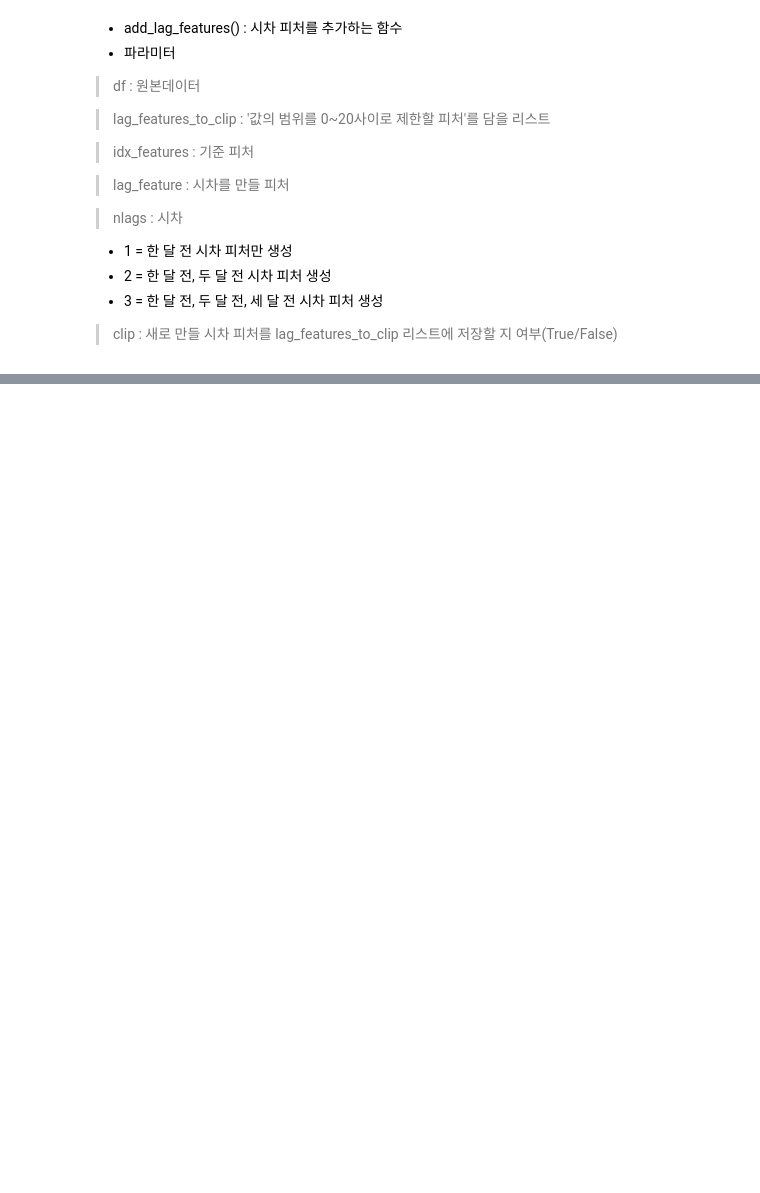
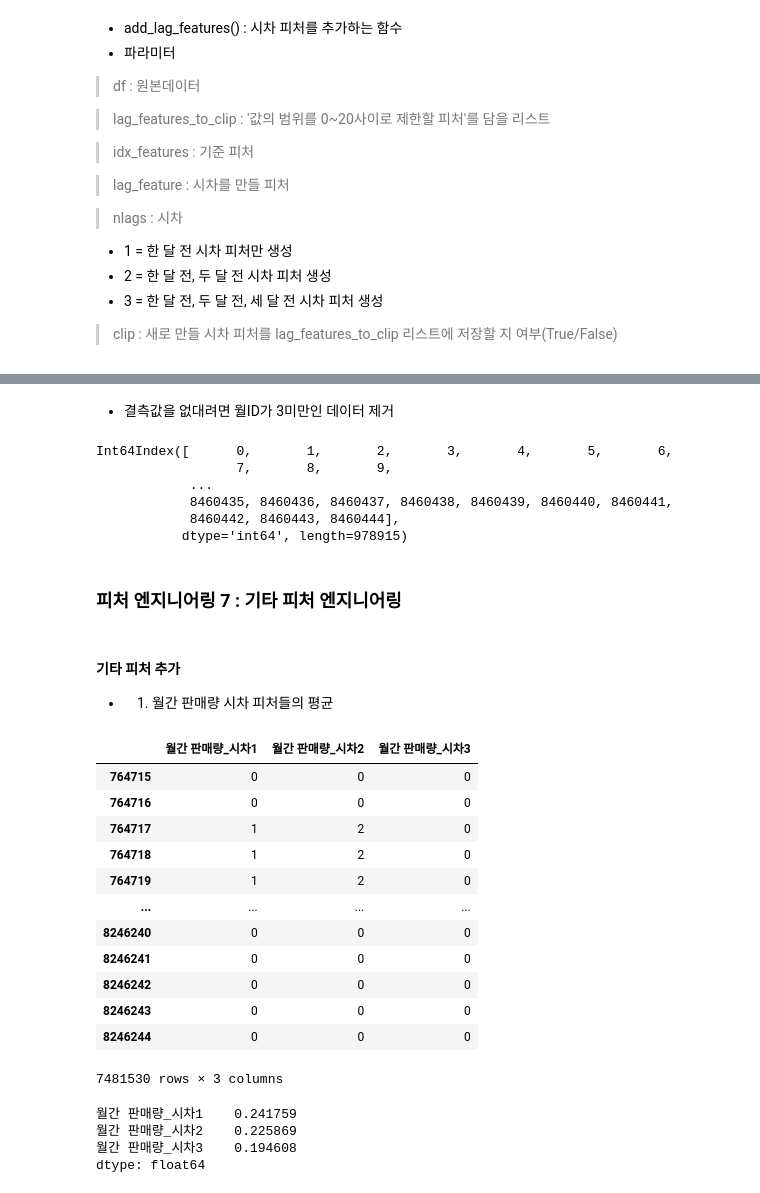
Before and after one commit to kiyong21c/kaggle, a Jupyter notebook: 20220627_future-sales-predict-feature-feature_engineering.ipynb, the cells around one changed output, grey strips where cells are left out. Drawn from its saved outputs; the diff is of its cells as text; code cells hidden in the pictures; blank space fills up the shorter version.

```diff
--- a/20220627_future-sales-predict-feature-feature_engineering.ipynb
+++ b/20220627_future-sales-predict-feature-feature_engineering.ipynb
@@ -598,0 +693,12 @@ def add_lag_features(df, lag_features_to_clip, idx_features,
+# %%
+# ['월ID', '상점ID', '상품분류ID']를 기준으로
+# shop_mean_features 요소별 시차 피처 생성
+for shop_mean_feature in shop_mean_features:
+    all_data, lag_features_to_clip = add_lag_features(df=all_data,
+                                                    lag_features_to_clip=lag_features_to_clip,
+                                                    idx_features=['월ID', '상점ID', '상품분류ID'],
+                                                    lag_feature=shop_mean_feature,
+                                                    nlags=3,
+                                                    clip=True)    # 값을 0~20 사이로 제한
+# shop_mean_features 피처 제거
+all_data = all_data.drop(shop_mean_features, axis=1)
@@ -598,0 +709,2 @@ def add_lag_features(df, lag_features_to_clip, idx_features,
+# %% [markdown]
+ - 결측값을 없대려면 월ID가 3미만인 데이터 제거
@@ -598,0 +721,39 @@ def add_lag_features(df, lag_features_to_clip, idx_features,
+# %%
+all_data[all_data['월ID'] < 3].index
+# %% [output]
+Int64Index([      0,       1,       2,       3,       4,       5,       6,
+                  7,       8,       9,
+            ...
+            8460435, 8460436, 8460437, 8460438, 8460439, 8460440, 8460441,
+            8460442, 8460443, 8460444],
+           dtype='int64', length=978915)
+# %%
+all_data = all_data.drop(all_data[all_data['월ID'] < 3].index) # df[조건].index : 조건에 맞는 인덱스
+# %% [markdown]
+### 피처 엔지니어링 7 : 기타 피처 엔지니어링
+# %% [markdown]
+#### 기타 피처 추가
+ - 1. 월간 판매량 시차 피처들의 평균
+# %%
+all_data[['월간 판매량_시차1', '월간 판매량_시차2', '월간 판매량_시차3']]
+# %% [output]
+|  | 월간 판매량_시차1 | 월간 판매량_시차2 | 월간 판매량_시차3 |
+| 764715 | 0 | 0 | 0 |
+| 764716 | 0 | 0 | 0 |
+| 764717 | 1 | 2 | 0 |
+| 764718 | 1 | 2 | 0 |
+| 764719 | 1 | 2 | 0 |
+| ... | ... | ... | ... |
+| 8246240 | 0 | 0 | 0 |
+| 8246241 | 0 | 0 | 0 |
+| 8246242 | 0 | 0 | 0 |
+| 8246243 | 0 | 0 | 0 |
+| 8246244 | 0 | 0 | 0 |
+7481530 rows × 3 columns
+# %%
+all_data[['월간 판매량_시차1', '월간 판매량_시차2', '월간 판매량_시차3']].mean()
+# %% [output]
+월간 판매량_시차1    0.241759
+월간 판매량_시차2    0.225869
+월간 판매량_시차3    0.194608
+dtype: float64
```
Also changed, not shown: parts of 36 cells of this notebook.
